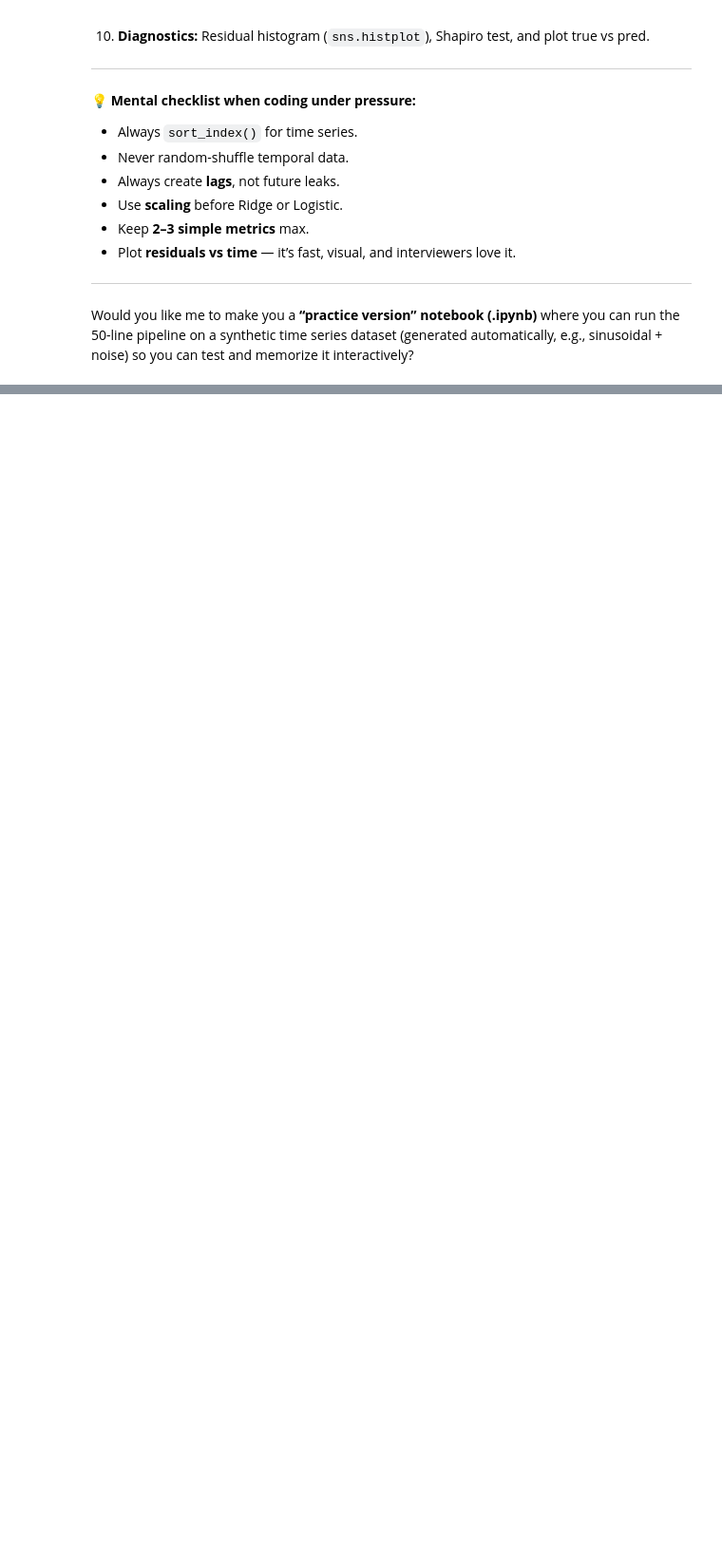
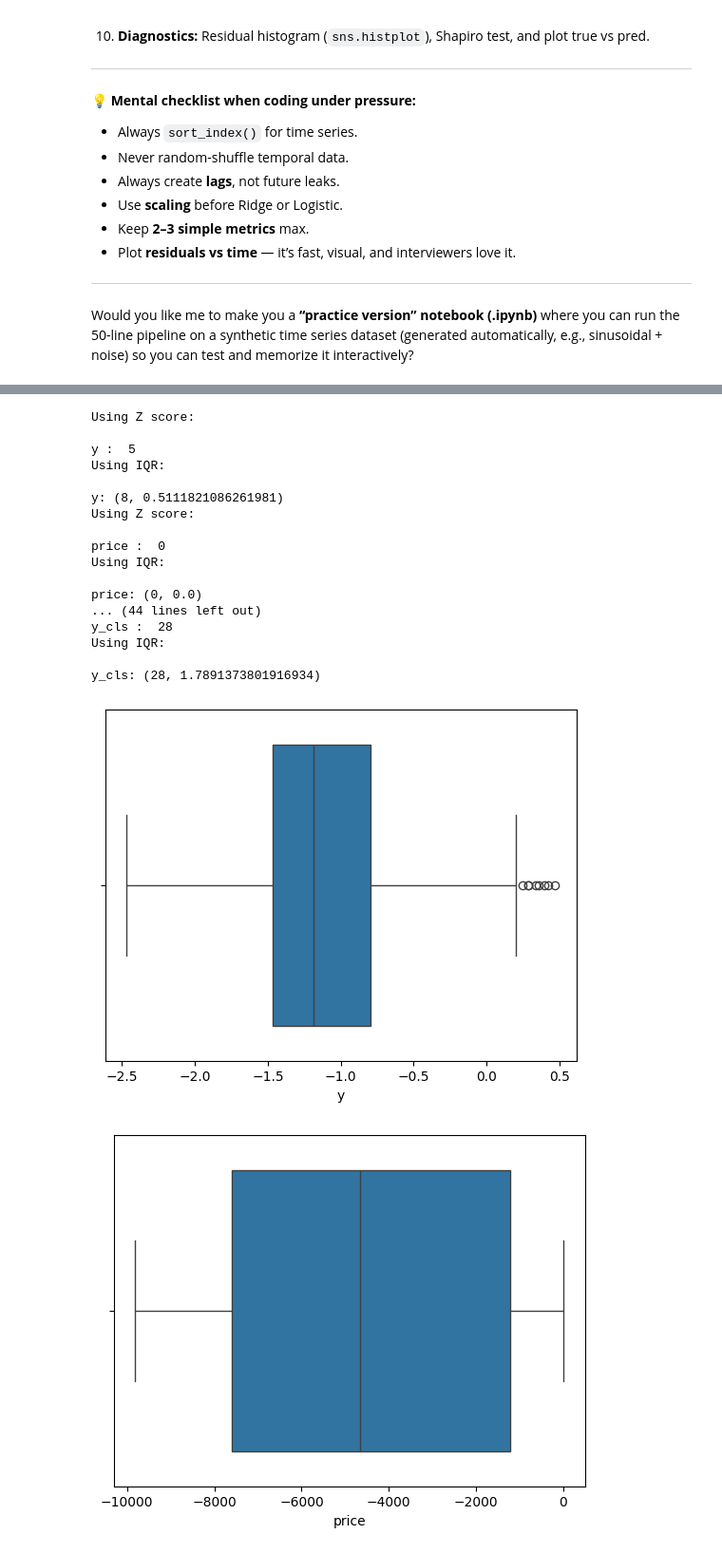
Before and after one commit to elio-samaha/template_ML, a Jupyter notebook: pipeline_stat.ipynb, the cells around one changed output, grey strips where cells are left out. Shown at 95% size. Cells and saved outputs as stored; diff of their text form; code cells hidden in the pictures; blank space fills up the shorter version.

```diff
--- a/pipeline_stat.ipynb
+++ b/pipeline_stat.ipynb
@@ -333,0 +513,49 @@ Would you like me to make you a **“practice version” notebook (.ipynb)** whe
+# %%
+# find the number of outliers in each column using IQR
+
+def count_outliers(series):
+    Q1 = series.quantile(0.25)
+    Q3 = series.quantile(0.75)
+    IQR = Q3 - Q1
+    lower_bound = Q1 - 1.5 * IQR
+    upper_bound = Q3 + 1.5 * IQR
+    outliers = series[(series < lower_bound) | (series > upper_bound)]
+    return len(outliers), len(outliers)/len(series) * 100
+
+# do the same but now using z score
+
+for col in df.select_dtypes(np.number).columns:
+    m = df[col].mean()
+    std = df[col].std()
+    out = df[abs(df[col] - m) > 3 * std]
+    print("Using Z score: \n")
+    print(f"{col} : ", len(out)), len(out)/len(df)
+
+    print("Using IQR: \n")
+    print(f"{col}: {count_outliers(df[col])}")
+
+# plot boxplot for each column
+for col in df.select_dtypes(np.number).columns:
+    sns.boxplot(x=df[col])
+    plt.xlabel(col)
+    plt.show()
+# %% [output]
+Using Z score:
+
+y :  5
+Using IQR:
+
+y: (8, 0.5111821086261981)
+Using Z score:
+
+price :  0
+Using IQR:
+
+price: (0, 0.0)
+... (44 lines left out)
+y_cls :  28
+Using IQR:
+
+y_cls: (28, 1.7891373801916934)
+[figure, added]
+[figure, added]
```
Also changed, not shown: parts of 21 cells of this notebook.
